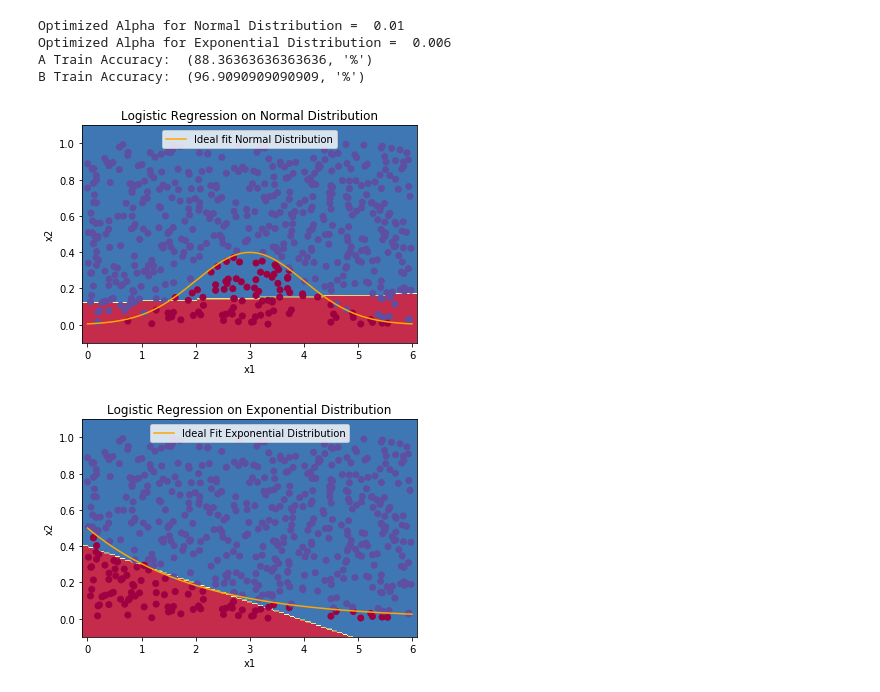
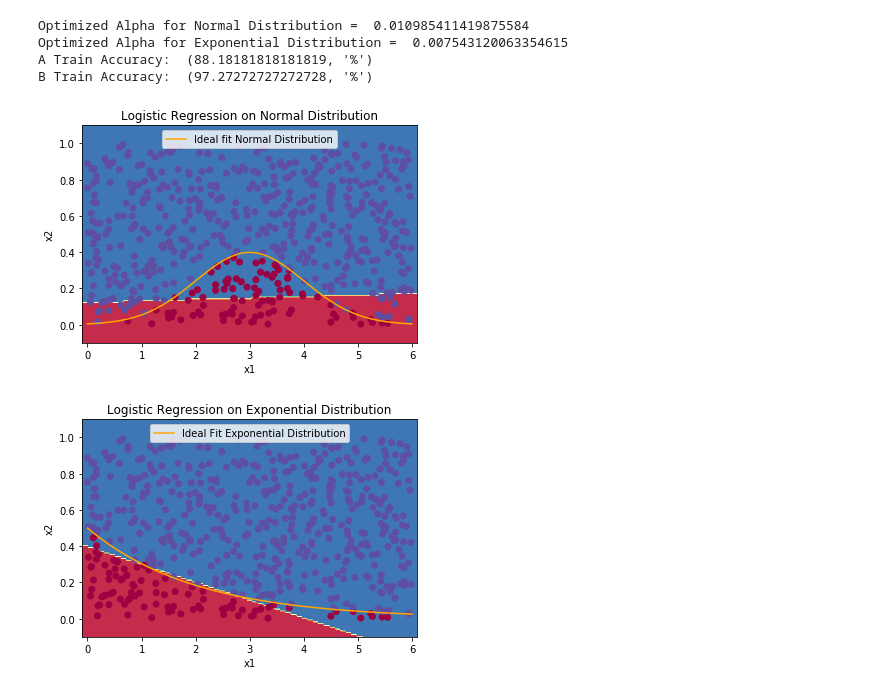
Before and after one commit to mgarard/Machine-Learning, a Jupyter notebook: Logistic Regression/Logistic Regression_with_contour_maps.ipynb, the cells around one changed output. Cells and saved outputs as stored; diff of their text form; code cells hidden in the pictures.

```diff
--- a/Logistic Regression/Logistic Regression_with_contour_maps.ipynb
+++ b/Logistic Regression/Logistic Regression_with_contour_maps.ipynb
@@ -163,11 +163,13 @@ for i in range( len(X1[0]) ):
 
 # train the data on two sets: a, b
 alpha = 0.110
+alpha_range = np.geomspace(0.0001, 1, 50)
 a = LogisticRegression(X1, Y1, alpha = alpha)
-a.optimizeAlpha(np.arange(0.002, 1, 0.002), 100)
+np.random.seed(5),
+a.optimizeAlpha(alpha_range , 100)
 print('Optimized Alpha for Normal Distribution = ', a.alpha)
 b = LogisticRegression(X1, Y2, alpha = alpha)
-b.optimizeAlpha(np.arange(0.002, 1, 0.002), 100)
+b.optimizeAlpha(alpha_range , 100)
 print("Optimized Alpha for Exponential Distribution = ", b.alpha)
 
 a.train(100000)
@@ -190,35 +192,35 @@ Z1 = Z1.reshape(xx.shape)
 Z2 = b.predict([xx.ravel(), yy.ravel()])
 Z2 = Z2.reshape(xx.shape)
 
 # close the objects
 del(a)
 del(b)
 
 # Plot the contour and training examples
 plt.contourf(xx, yy, Z1, cmap=plt.cm.Spectral)
 plt.ylabel('x2')
 plt.xlabel('x1')
 xl1 = np.linspace(mu - 3*sigma, mu + 3*sigma, 10000)
 plt.plot(xl1, scipy.stats.norm.pdf(xl1, mu, sigma), color = 'orange', label = 'Ideal fit Normal Distribution')
 plt.scatter(X1[0], X1[1], c=Y1, cmap=plt.cm.Spectral)
 plt.title("Logistic Regression on Normal Distribution")
 plt.legend(loc=9)
 plt.show()
 
 # Plot the contour and training examples
 plt.contourf(xx, yy, Z2, cmap=plt.cm.Spectral)
 plt.ylabel('x2')
 plt.xlabel('x1')
 xl2 = np.linspace(0, 6, 10000)
 plt.plot(xl2, scipy.stats.expon.pdf(xl2, 0, 2), c='orange', label = 'Ideal Fit Exponential Distribution')
 plt.scatter(X1[0], X1[1], c=Y2, cmap=plt.cm.Spectral)
 plt.title("Logistic Regression on Exponential Distribution")
 plt.legend(loc=9)
 plt.show()
 # %% [output]
-Optimized Alpha for Normal Distribution =  0.01
-Optimized Alpha for Exponential Distribution =  0.006
-A Train Accuracy:  (88.36363636363636, '%')
-B Train Accuracy:  (96.9090909090909, '%')
+Optimized Alpha for Normal Distribution =  0.010985411419875584
+Optimized Alpha for Exponential Distribution =  0.007543120063354615
+A Train Accuracy:  (88.18181818181819, '%')
+B Train Accuracy:  (97.27272727272728, '%')
 [figure]
-[figure, old version]
+[figure, new version]
```
